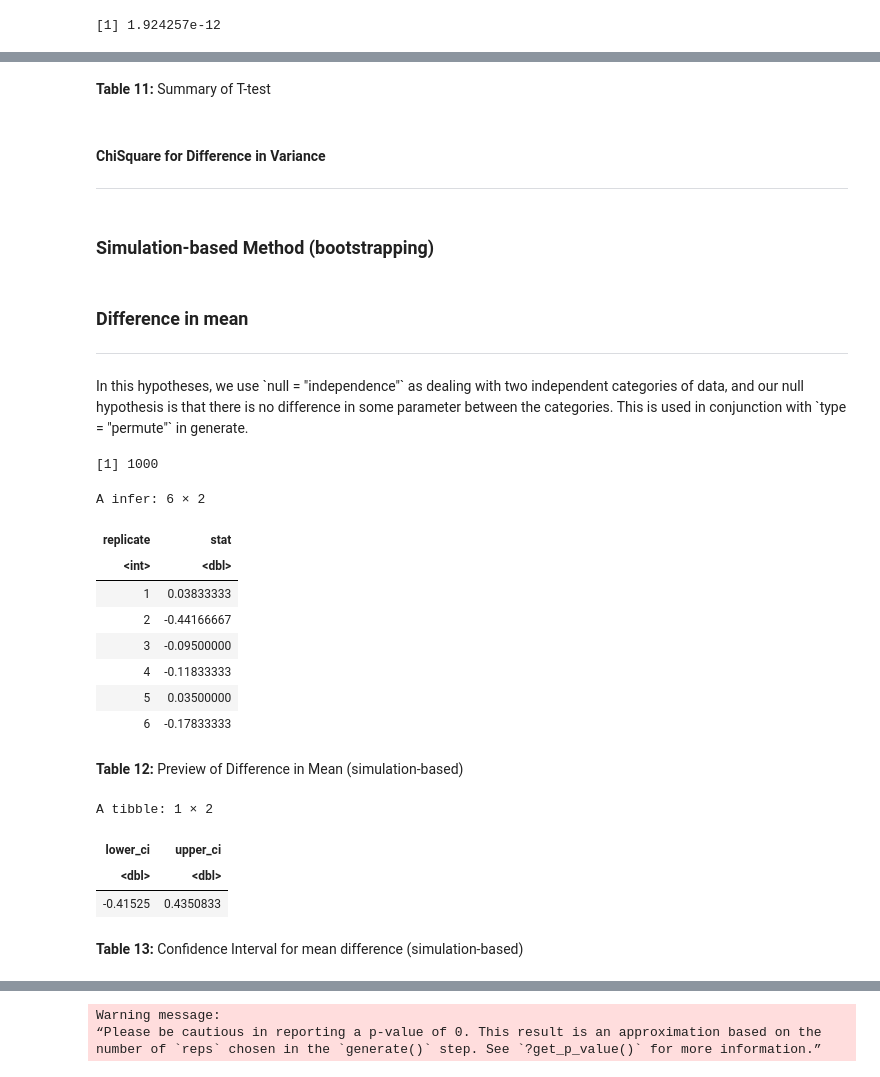
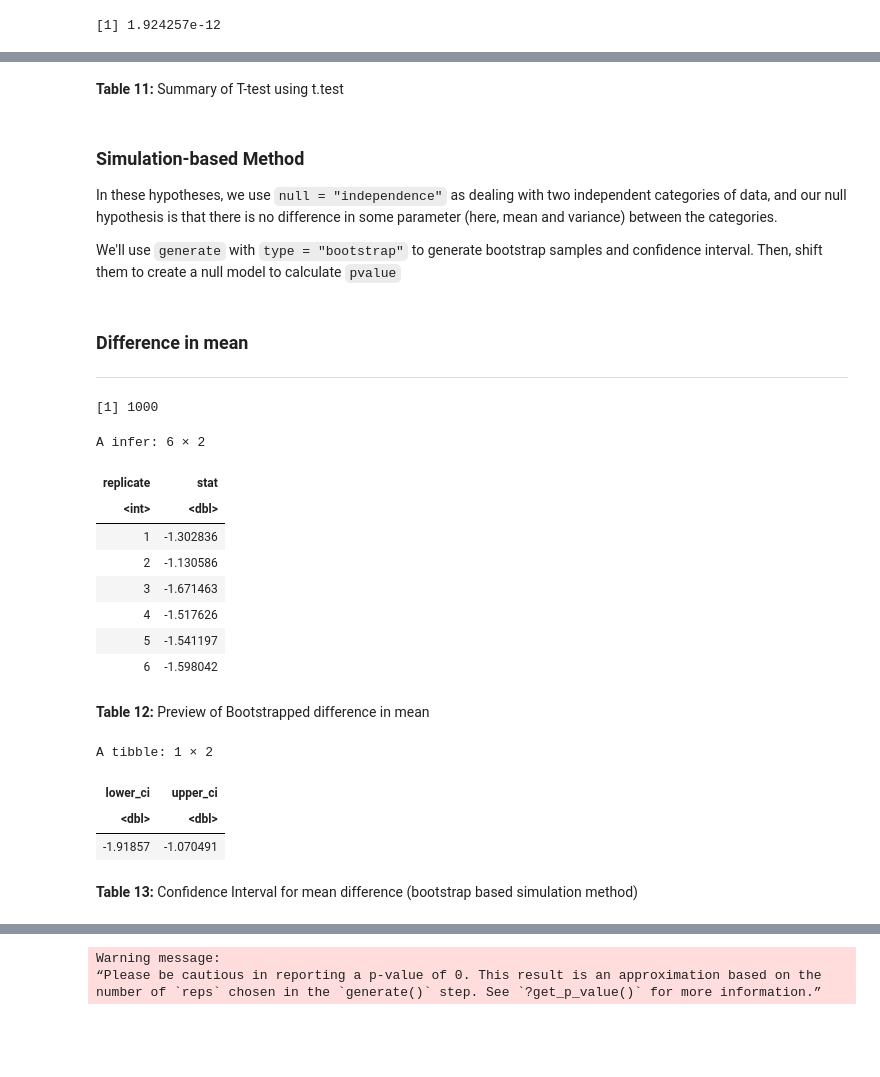
Before and after one commit to aron-bram/STAT-201-2023W1-GROUP-6, a Jupyter notebook: project-final-report.ipynb, the cells around one changed output, grey strips where cells are left out. Saved outputs shown, nothing was run; the diff lists cells and outputs as text; code cells hidden in the pictures; blank space fills up the shorter version.

```diff
--- a/project-final-report.ipynb
+++ b/project-final-report.ipynb
@@ -433,48 +411,48 @@ A tibble: 1 × 10
 | <dbl> | <dbl> | <dbl> | <dbl> | <dbl> | <dbl> | <dbl> | <dbl> | <chr> | <chr> |
 | -1.491667 | 23.36333 | 24.855 | -7.11719 | 1.924257e-12 | 1161.526 | -1.902877 | -1.080456 | Welch Two Sample t-test | two.sided |
 # %% [markdown]
-<b>Table 11:</b> Summary of T-test
+<b>Table 11:</b> Summary of T-test using t.test
-# %% [markdown]
-<h4>ChiSquare for Difference in Variance</h4>
-<hr/>
 # %% [markdown]
-<h3>Simulation-based Method (bootstrapping)</h3>
+<h3>Simulation-based Method</h3>
+
+In these hypotheses, we use `null = "independence"` as dealing with two independent categories of data, and our null hypothesis is that there is no difference in some parameter (here, mean and variance) between the categories.
+
+We'll use `generate` with `type = "bootstrap"` to generate bootstrap samples and confidence interval. Then, shift them to create a null model to calculate `pvalue`
 # %% [markdown]
 <h3>Difference in mean</h3>
 <hr/>
-In this hypotheses, we use `null = "independence"` as dealing with two independent categories of data, and our null hypothesis is that there is no difference in some parameter between the categories. This is used in conjunction with `type = "permute"` in generate.
 # %%
 set.seed(4321)# do not change
 # Bootstrapping for estimating Mean Age of Male Football Athletes - Mean Age of Female Football Athletes
 football_mean_diff <- football_sample %>%
                     specify(formula=Age ~ Sex)%>%
                     hypothesize(null = "independence") %>%
-                    generate(reps=1000, type = "permute")%>%
+                    generate(reps=1000, type = "bootstrap")%>%
                     calculate(stat="diff in means", order = c('M','F'))
 print(nrow(football_mean_diff))
 head(football_mean_diff)
 # %% [output]
 [1] 1000
 A infer: 6 × 2
 | replicate | stat |
 | <int> | <dbl> |
-| 1 | 0.03833333 |
-| 2 | -0.44166667 |
-| 3 | -0.09500000 |
-| 4 | -0.11833333 |
-| 5 | 0.03500000 |
-| 6 | -0.17833333 |
+| 1 | -1.302836 |
+| 2 | -1.130586 |
+| 3 | -1.671463 |
+| 4 | -1.517626 |
+| 5 | -1.541197 |
+| 6 | -1.598042 |
 # %% [markdown]
-<b>Table 12:</b> Preview of Difference in Mean (simulation-based)
+<b>Table 12:</b> Preview of Bootstrapped difference in mean
 # %%
 mean_diff_ci <- football_mean_diff%>%
-get_confidence_interval(level = 0.95)
+                get_confidence_interval(level = 0.95)
 
 mean_diff_ci
 # %% [output]
 A tibble: 1 × 2
 | lower_ci | upper_ci |
 | <dbl> | <dbl> |
-| -0.41525 | 0.4350833 |
+| -1.91857 | -1.070491 |
 # %% [markdown]
-<b>Table 13:</b> Confidence Interval for mean difference (simulation-based)
+<b>Table 13:</b> Confidence Interval for mean difference (bootstrap based simulation method)
```
Also changed, not shown: parts of 28 cells of this notebook.
